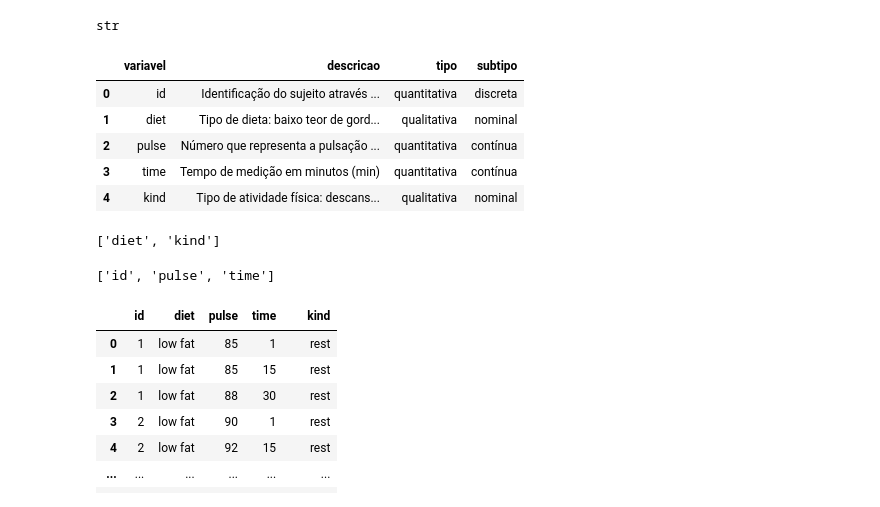
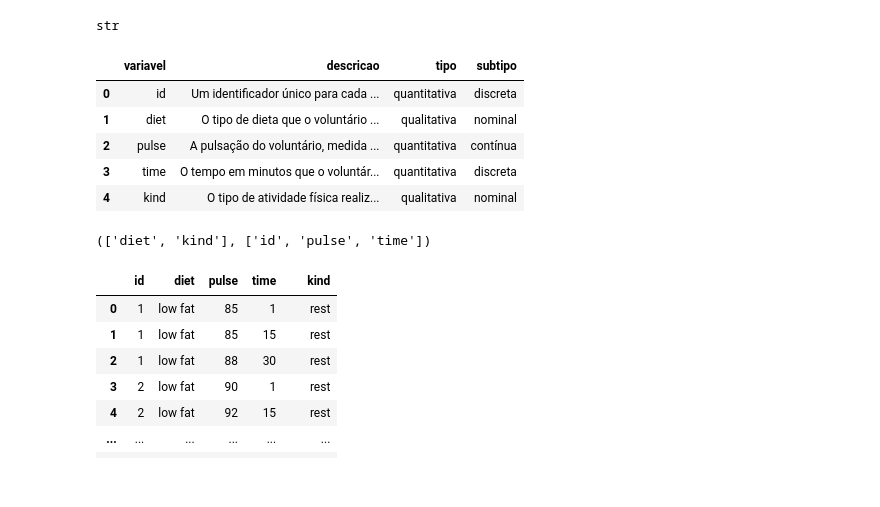
Before and after one commit to matt-balda/avanti-bootcamp-cdd, a Jupyter notebook: notebooks/activities/04-descriptive-statistics-data-dictionary.ipynb, the cells around one changed output. Drawn from its saved outputs; the diff is of its cells as text; code cells hidden in the pictures.

```diff
--- a/notebooks/activities/04-descriptive-statistics-data-dictionary.ipynb
+++ b/notebooks/activities/04-descriptive-statistics-data-dictionary.ipynb
@@ -103,43 +100,43 @@ type(time[0])
 # %% [output]
 str
 # %%
-dictionary = pd.DataFrame([
+dicionario = pd.DataFrame([
     {
         "variavel": "id",
-        "descricao": "Identificação do sujeito através do id (identifier)",
+        "descricao": "Um identificador único para cada voluntário",
         "tipo":"quantitativa",
         "subtipo":"discreta"
     },{
         "variavel": "diet",
-        "descricao": "Tipo de dieta: baixo teor de gordura (low fat), sem gordura (no fat)",
+        "descricao": "O tipo de dieta que o voluntário segue, podendo ser 'no fat' (sem gordura) ou 'low fat' (baixa gordura)",
         "tipo":"qualitativa",
         "subtipo":"nominal"
     },{
         "variavel": "pulse",
-        "descricao": "Número que representa a pulsação do sujeito",
+        "descricao": "A pulsação do voluntário, medida em batimentos por minuto",
         "tipo":"quantitativa",
         "subtipo":"contínua"
     },{
         "variavel": "time",
-        "descricao": "Tempo de medição em minutos (min)",
+        "descricao": "O tempo em minutos que o voluntário gastou realizando a atividade física",
         "tipo":"quantitativa",
-        "subtipo":"contínua"
+        "subtipo":"discreta"
     },{
         "variavel": "kind",
-        "descricao": "Tipo de atividade física: descansar (rest), caminhando (walking), correndo (running)",
+        "descricao": "O tipo de atividade física realizada pelo voluntário. Pode ser 'rest' (repouso), 'walking' (caminhada) ou 'running' (corrida)",
         "tipo":"qualitativa",
         "subtipo":"nominal"
     }
 ])
 # %%
-new_path = "../../references/dicionario-exercise.csv"
-dictionary.to_csv(new_path, index=False)
-dictionary
+new_path = "../../data/external/dictionary.csv"
+dicionario.to_csv(new_path, index=False)
+dicionario
 # %% [output]
 |  | variavel | descricao | tipo | subtipo |
-| 0 | id | Identificação do sujeito através ... | quantitativa | discreta |
-| 1 | diet | Tipo de dieta: baixo teor de gord... | qualitativa | nominal |
-| 2 | pulse | Número que representa a pulsação ... | quantitativa | contínua |
-| 3 | time | Tempo de medição em minutos (min) | quantitativa | contínua |
-| 4 | kind | Tipo de atividade física: descans... | qualitativa | nominal |
+| 0 | id | Um identificador único para cada ... | quantitativa | discreta |
+| 1 | diet | O tipo de dieta que o voluntário ... | qualitativa | nominal |
+| 2 | pulse | A pulsação do voluntário, medida ... | quantitativa | contínua |
+| 3 | time | O tempo em minutos que o voluntár... | quantitativa | discreta |
+| 4 | kind | O tipo de atividade física realiz... | qualitativa | nominal |
 # %%
@@ -148,11 +145,7 @@ quantitativas = dictionary[dictionary['tipo'] == 'quantitativa'].variavel.tolist
 # %%
-qualitativas
+qualitativas, quantitativas
 # %% [output]
-['diet', 'kind']
+(['diet', 'kind'], ['id', 'pulse', 'time'])
-# %%
-quantitativas
-# %% [output]
-['id', 'pulse', 'time']
 # %%
 # pré-processamento da variável time
 exercises['time'] = exercises['time'].str.replace('min','')
```
Also changed, not shown: parts of 5 cells of this notebook, 11 other files.
